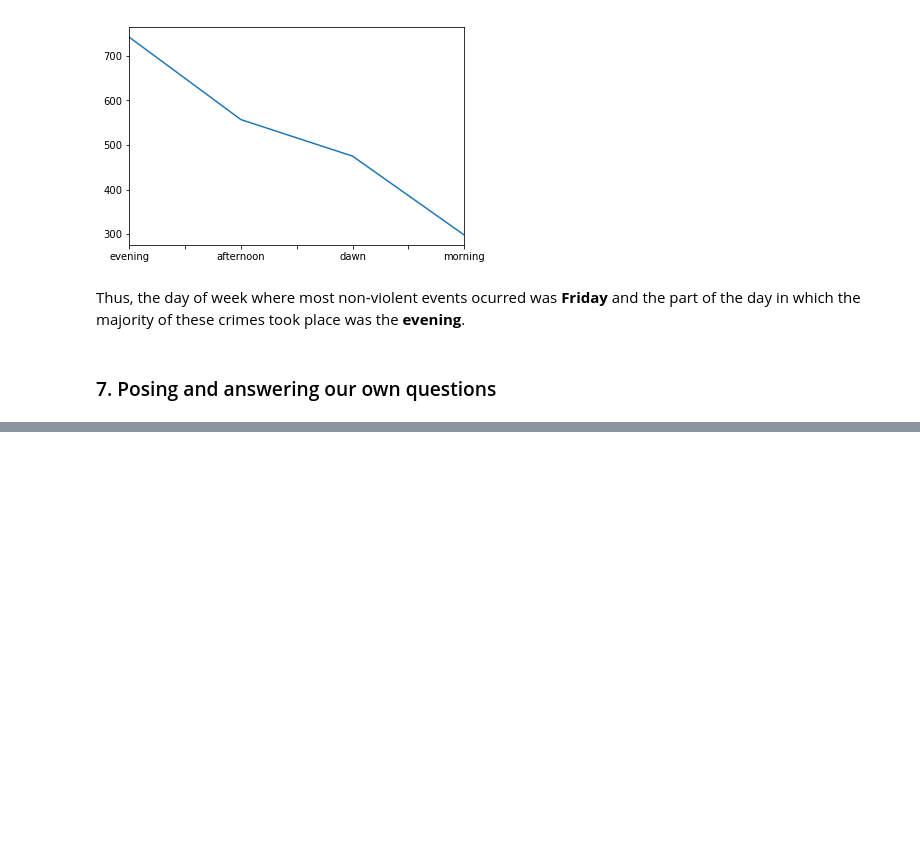
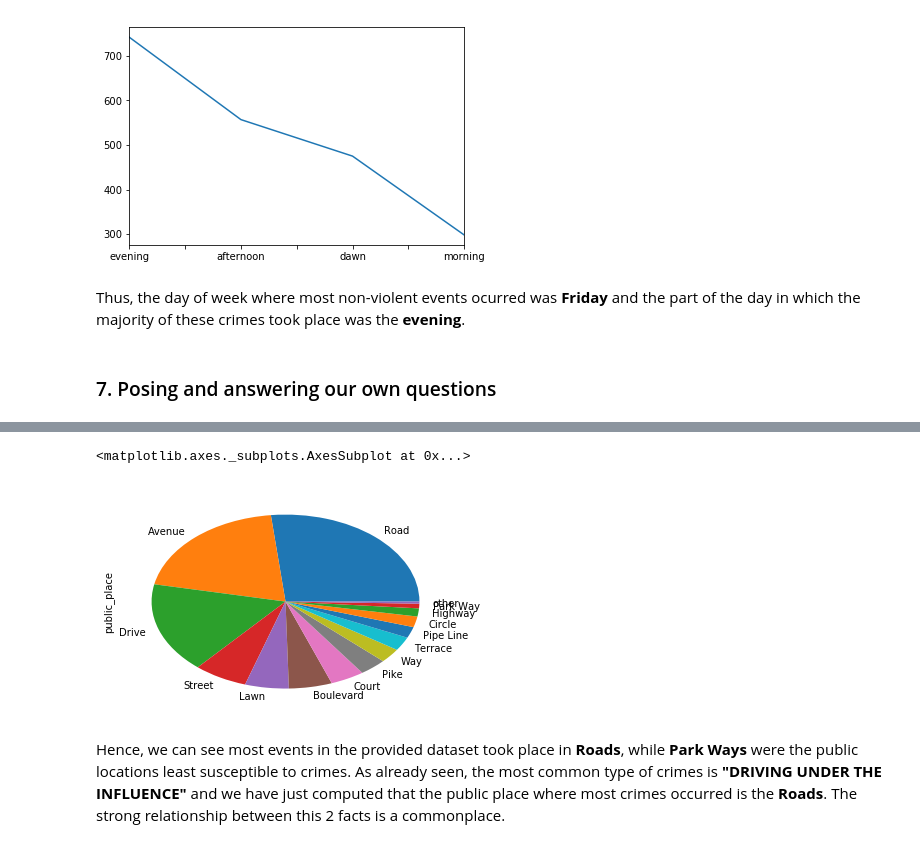
Before and after one commit to aguinaldoabbj/Finding-Patterns-in-Crime, a Jupyter notebook: Project1.ipynb, the cells around one changed output, grey strips where cells are left out. Drawn from its saved outputs; the diff is of its cells as text; code cells hidden in the pictures; blank space fills up the shorter version.

```diff
--- a/Project1.ipynb
+++ b/Project1.ipynb
@@ -921,0 +926,19 @@ Thus, the day of week where most non-violent events ocurred was **Friday** and t
+# %%
+public_places = {
+    'ST': 'Street',
+    'AVE': 'Avenue',
+    'AL': 'Alley',
+    'RD': 'Road',
+    'DR': 'Drive',
+    'PL': 'Pipe Line',
+    'TER': 'Terrace',
+    'PKW': 'Park Way',
+    'BLVD': 'Boulevard',
+    'PKWY': 'Park Way',
+    'WAY': 'Way',
+    'CIR': 'Circle',
+    'LN': 'Lawn',
+    'CT': 'Court',
+    'PIKE': 'Pike',
+    'HWY': 'Highway',
+}
@@ -921,0 +947,10 @@ Thus, the day of week where most non-violent events ocurred was **Friday** and t
+# %%
+def public_place(c):
+    #print(cell)
+    for key in public_places.keys():
+        if key in str(c).split():
+            #print(key+" is in "+c)
+            return public_places[key]
+    return "other"
+
+crimes["public_place"] = crimes["Block Address"].apply(public_place)
@@ -921,0 +978,7 @@ Thus, the day of week where most non-violent events ocurred was **Friday** and t
+# %%
+crimes.public_place.value_counts().plot(kind='pie')
+# %% [output]
+<matplotlib.axes._subplots.AxesSubplot at 0x...>
+[figure, added]
+# %% [markdown]
+Hence, we can see most events in the provided dataset took place in **Roads**, while **Park Ways** were the public locations least susceptible to crimes. As already seen, the most common type of crimes is **"DRIVING UNDER THE INFLUENCE"** and we have just computed that the public place where most crimes occurred is the **Roads**. The strong relationship between this 2 facts is a commonplace.
```
Also changed, not shown: parts of 5 cells of this notebook.
